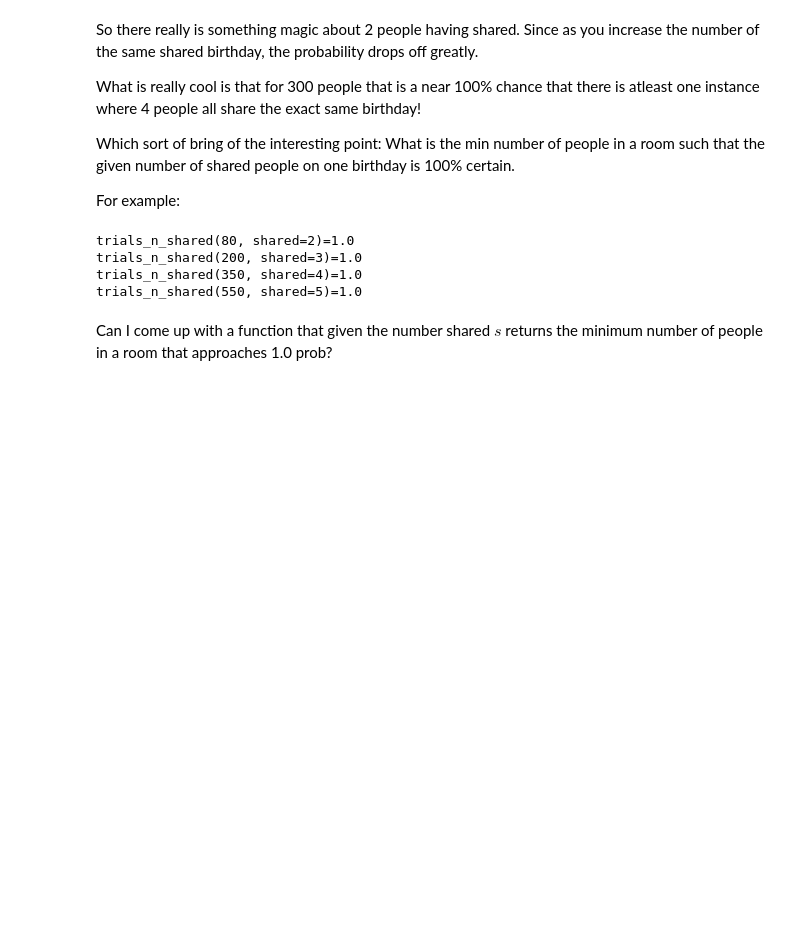
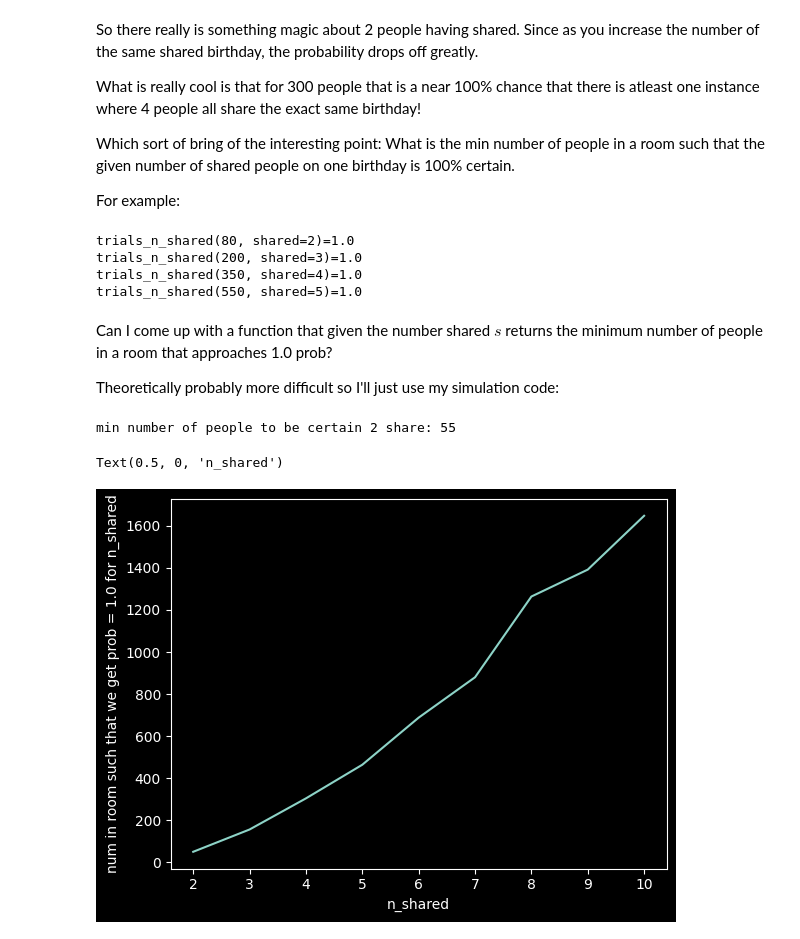
Before and after one commit to xnought/foundation, a Jupyter notebook: articles/birthday_paradox.ipynb, the cells around one changed output. Drawn from its saved outputs; the diff is of its cells as text; code cells hidden in the pictures; blank space fills up the shorter version.

```diff
--- a/articles/birthday_paradox.ipynb
+++ b/articles/birthday_paradox.ipynb
@@ -124,3 +124,32 @@ trials_n_shared(350, shared=4)=1.0
 trials_n_shared(550, shared=5)=1.0
 # %% [markdown]
 Can I come up with a function that given the number shared $s$ returns the minimum number of people in a room that approaches 1.0 prob?
+
+Theoretically probably more difficult so I'll just use my simulation code:
+# %%
+def min_room_per_n_shared(error_threshold=1e-3, n_shared=2, trials=100, min_n_room=0, skip=1):
+	n_room = min_n_room
+	while True:
+		prob = trials_n_shared(n_room, n_shared, trials)
+		if (prob + error_threshold) >= 1.0:
+			return n_room
+		n_room += skip
+
+print("min number of people to be certain 2 share:", min_room_per_n_shared(n_shared=2))
+# %% [output]
+min number of people to be certain 2 share: 55
+# %%
+minN = []
+shared = 10
+skip = 1
+for i in tqdm(range(2, shared+1)):
+	mini = min_room_per_n_shared(n_shared=i, min_n_room=minN[-1] if len(minN) > 0 else 2, skip=skip)
+	skip *= 2
+	minN.append(mini)
+# %%
+plt.plot(range(2, shared+1), minN)
+plt.ylabel("num in room such that we get prob = 1.0 for n_shared")
+plt.xlabel("n_shared")
+# %% [output]
+Text(0.5, 0, 'n_shared')
+[figure, added]
```
Also changed, not shown: parts of 7 cells of this notebook, 1 other file.
